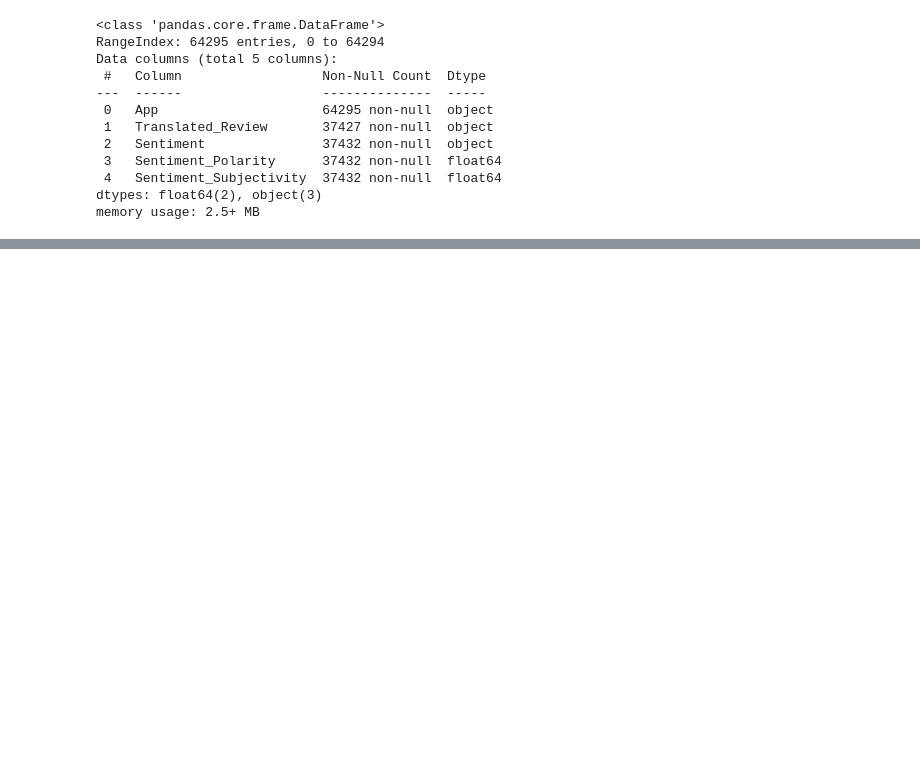
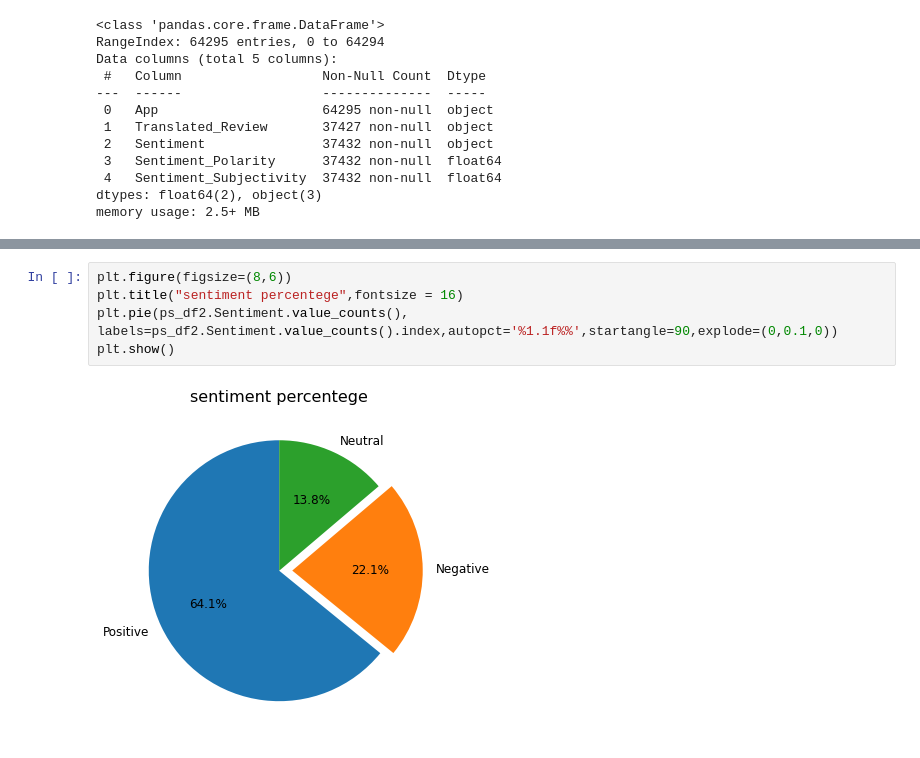
Before and after one commit to Navjotkhatri/EDA-Play-Store-App-Review-Analysis, a Jupyter notebook: EDA_Play_Store_App_Review_Analysis_Capstone_Project.ipynb, the cells around one changed output, grey strips where cells are left out. Drawn from its saved outputs; the diff is of its cells as text; blank space fills up the shorter version.

```diff
--- a/EDA_Play_Store_App_Review_Analysis_Capstone_Project.ipynb
+++ b/EDA_Play_Store_App_Review_Analysis_Capstone_Project.ipynb
@@ -743,0 +819,7 @@ memory usage: 2.5+ MB
+# %%
+plt.figure(figsize=(8,6))
+plt.title("sentiment percentege",fontsize = 16)
+plt.pie(ps_df2.Sentiment.value_counts(), labels=ps_df2.Sentiment.value_counts().index,autopct='%1.1f%%',startangle=90,explode=(0,0.1,0))
+plt.show()
+# %% [output]
+[figure, added]
```
Also changed, not shown: parts of 13 cells of this notebook.
